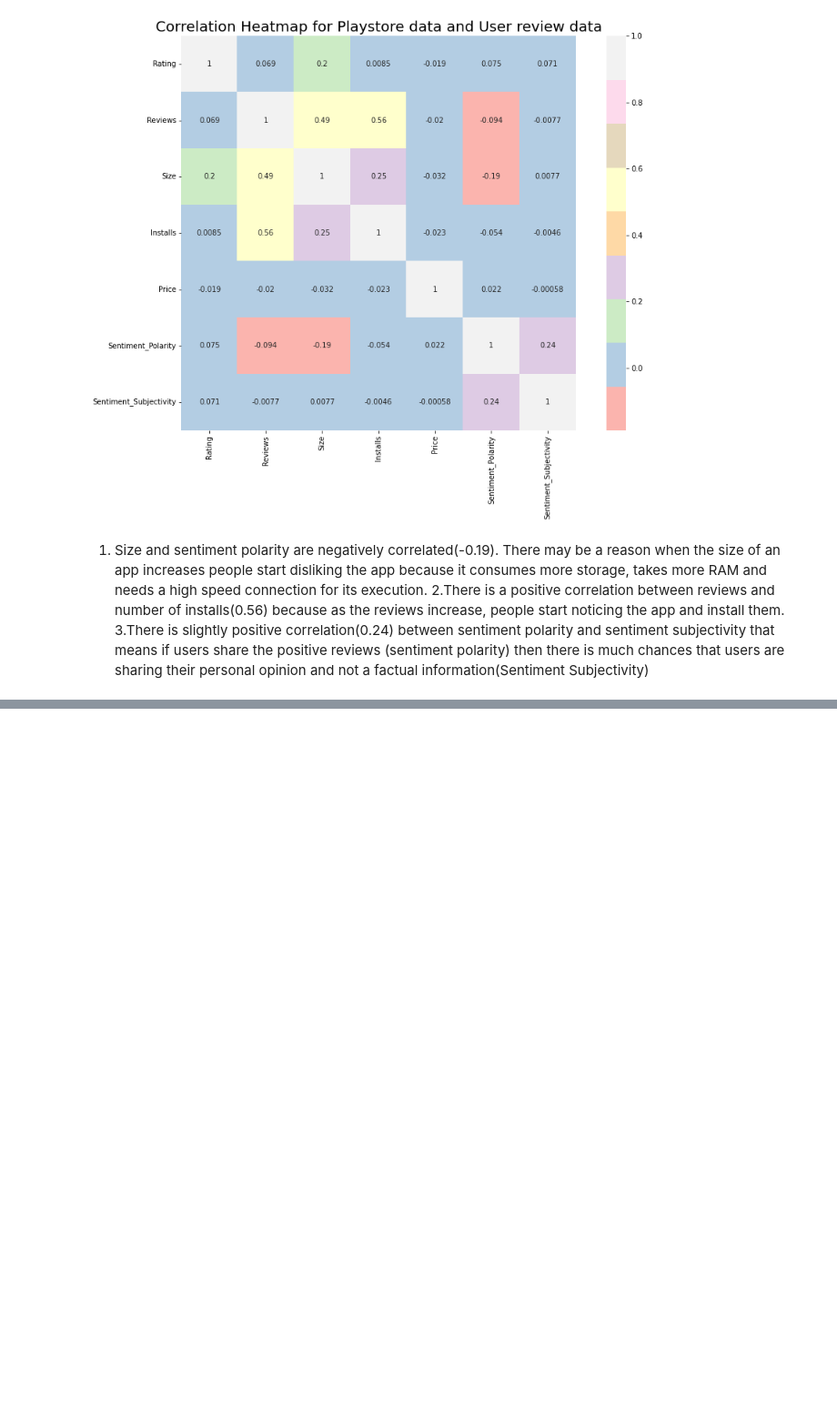
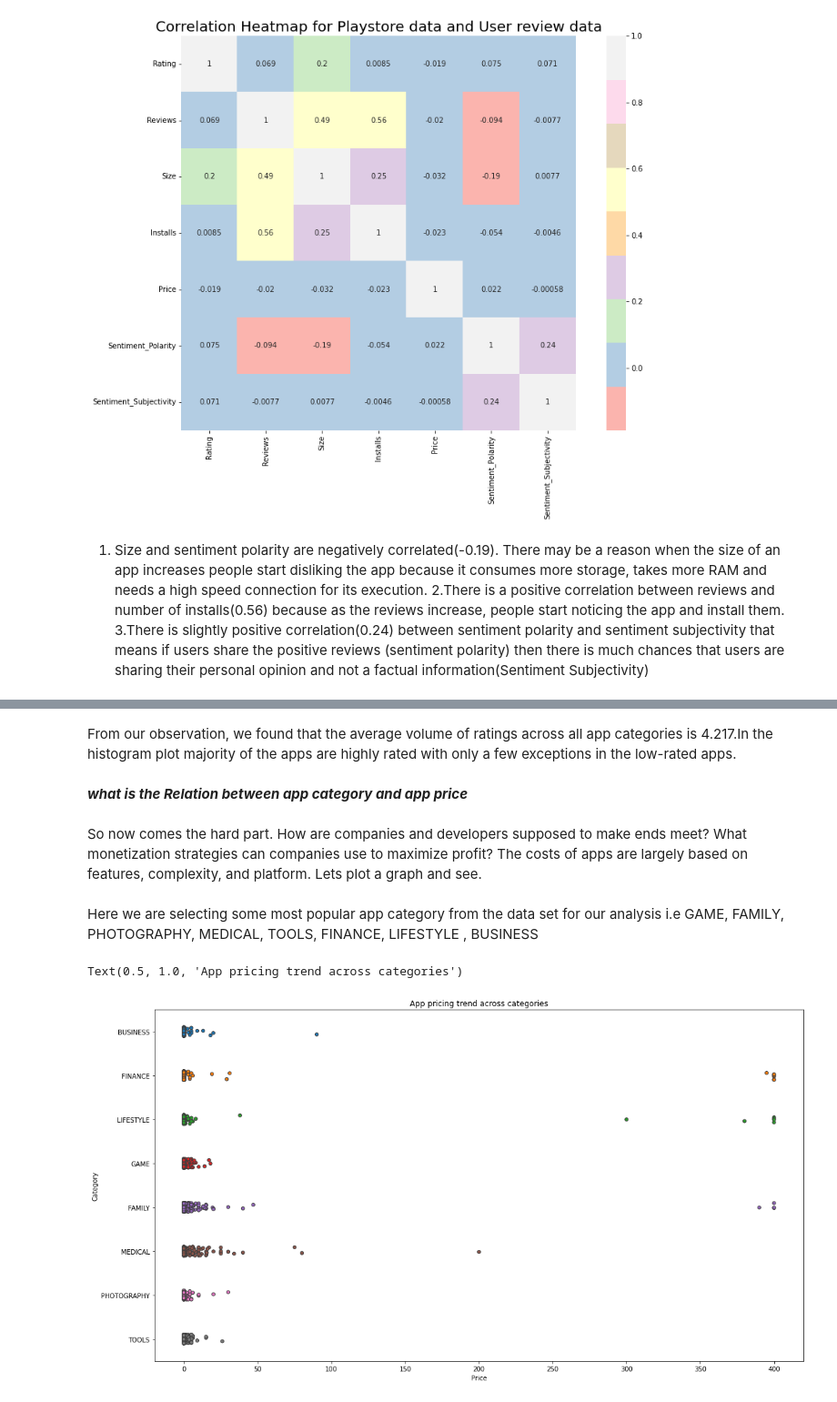
Before and after one commit to manjirikulkarni03/Play-store-app-review-analysis, a Jupyter notebook: Copy_of_EDA(Play_Store_Review)(Common_Team_Colab)_MK.ipynb, the cells around one changed output, grey strips where cells are left out. Shown at 91% size. Saved outputs shown, nothing was run; the diff lists cells and outputs as text; code cells hidden in the pictures; blank space fills up the shorter version.

```diff
--- a/Copy_of_EDA(Play_Store_Review)(Common_Team_Colab)_MK.ipynb
+++ b/Copy_of_EDA(Play_Store_Review)(Common_Team_Colab)_MK.ipynb
@@ -697,0 +751,17 @@ Text(0.5, 1.0, 'Correlation Heatmap for Playstore data and User review data')
+# %% [markdown]
+From our observation, we found that the average volume of ratings across all app categories is 4.217.In the histogram plot majority of the apps are highly rated with only a few exceptions in the low-rated apps.
+# %% [markdown]
+ ***what is the Relation between app category and app price***
+# %% [markdown]
+So now comes the hard part. How are companies and developers supposed to make ends meet? What monetization strategies can companies use to maximize profit? The costs of apps are largely based on features, complexity, and platform. Lets plot a graph and see.
+# %% [markdown]
+Here we are selecting some most popular app category from the data set for our analysis i.e GAME, FAMILY, PHOTOGRAPHY, MEDICAL, TOOLS, FINANCE, LIFESTYLE , BUSINESS
+# %%
+graph, plot = plt.subplots()
+graph.set_size_inches(18,10)
+popular_app= df_data[df_data.Category.isin(['GAME', 'FAMILY', 'PHOTOGRAPHY','MEDICAL', 'TOOLS', 'FINANCE','LIFESTYLE','BUSINESS'])]
+plot = sns.stripplot(x = popular_app['Price'], y = popular_app['Category'], jitter=True, linewidth=1)
+plot.set_title('App pricing trend across categories')
+# %% [output]
+Text(0.5, 1.0, 'App pricing trend across categories')
+[figure, added]
```
Also changed, not shown: parts of 12 cells of this notebook.
